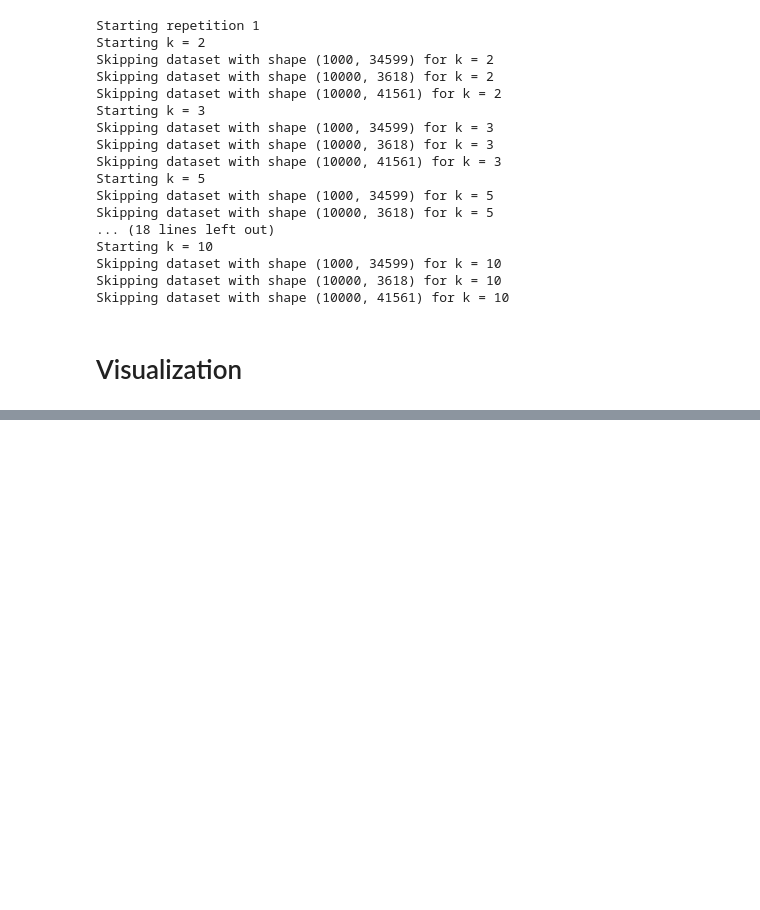
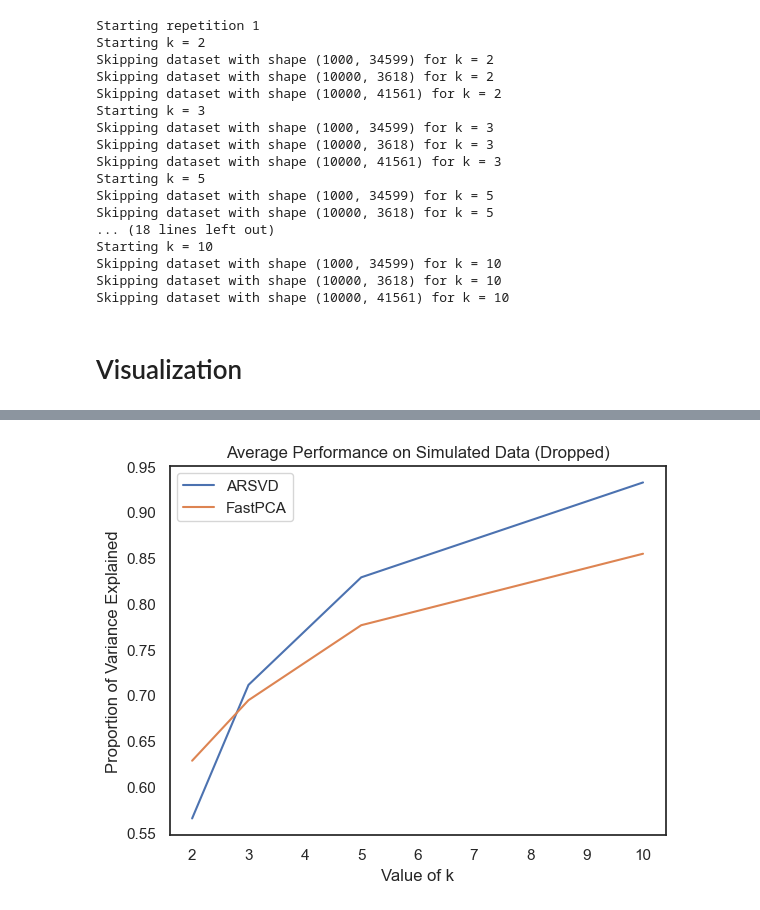
Before and after one commit to matthew-liu801/pca-genomics, a Jupyter notebook: code/algorithms.ipynb, the cells around one changed output, grey strips where cells are left out. Saved outputs shown, nothing was run; the diff lists cells and outputs as text; code cells hidden in the pictures; blank space fills up the shorter version.

```diff
--- a/code/algorithms.ipynb
+++ b/code/algorithms.ipynb
@@ -526,0 +576,13 @@ df_10.to_csv("../output/fastpca_10.csv")
+# %%
+# Averages (datasets dropped)
+
+plt.plot(k_vals, dropped_arsvd_avgs, label = "ARSVD")
+plt.plot(k_vals, fastpca_avgs, label = "FastPCA")
+plt.xlabel("Value of k")
+plt.ylabel("Proportion of Variance Explained")
+plt.title("Average Performance on Simulated Data (Dropped)")
+plt.legend()
+
+plt.savefig(f"{figure_dir}/dropped_arsvd_fastpca_avg.png")
+# %% [output]
+[figure, added]
```
Also changed, not shown: parts of 7 cells of this notebook, 2 other files.
